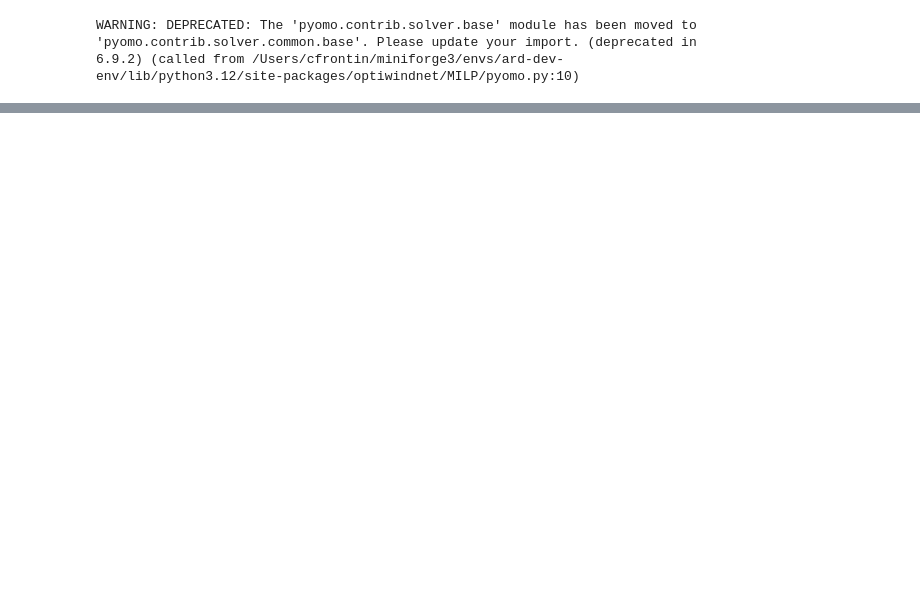
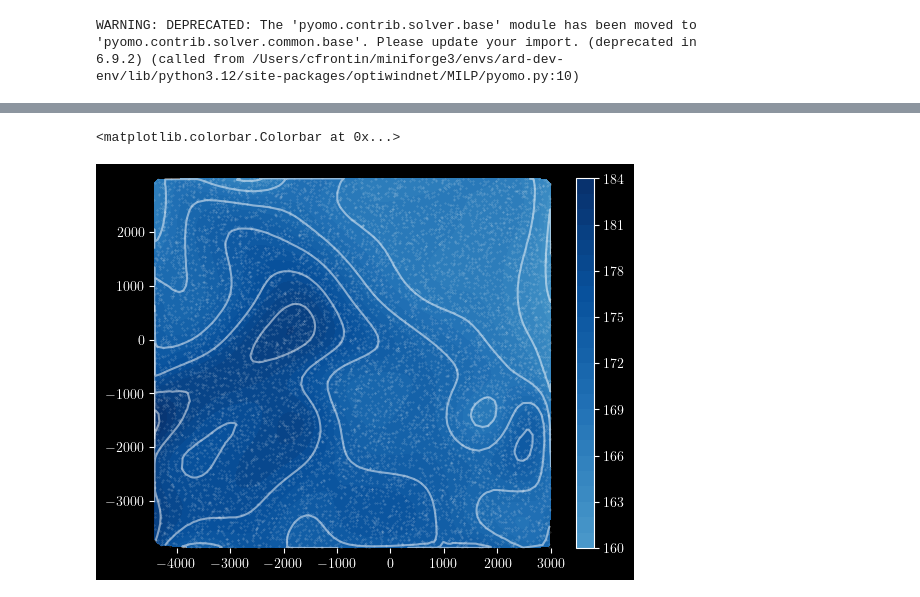
Before and after one commit to mdealencar/Ard, a Jupyter notebook: examples/offshore/bathymetry.ipynb, the cells around one changed output, grey strips where cells are left out. Cells and saved outputs as stored; diff of their text form; code cells hidden in the pictures; blank space fills up the shorter version.

```diff
--- a/examples/offshore/bathymetry.ipynb
+++ b/examples/offshore/bathymetry.ipynb
@@ -57,0 +65,31 @@ cb0.set_label("bathymetric depth (m)")
+# %%
+fig, ax = plt.subplots()
+x_query = np.random.uniform(bgd.x_data.min(), bgd.x_data.max(), size=10000)
+y_query = np.random.uniform(bgd.y_data.min(), bgd.y_data.max(), size=10000)
+cs0 = ax.tricontourf(
+    x_query,
+    y_query,
+    bgd.evaluate(x_query, y_query),
+    levels=25,
+    cmap="Blues",
+    vmin=125.0,
+)
+ax.scatter(
+    x_query,
+    y_query,
+    s=0.1,
+    c="w",
+    alpha=0.25,
+)
+cs1 = ax.tricontour(
+    x_query,
+    y_query,
+    bgd.evaluate(x_query, y_query),
+    levels=7,
+    colors="w",
+    alpha=0.5,
+)
+fig.colorbar(cs0)
+# %% [output]
+<matplotlib.colorbar.Colorbar at 0x...>
+[figure, added]
```
Also changed, not shown: parts of 2 cells of this notebook, 9 other files.
